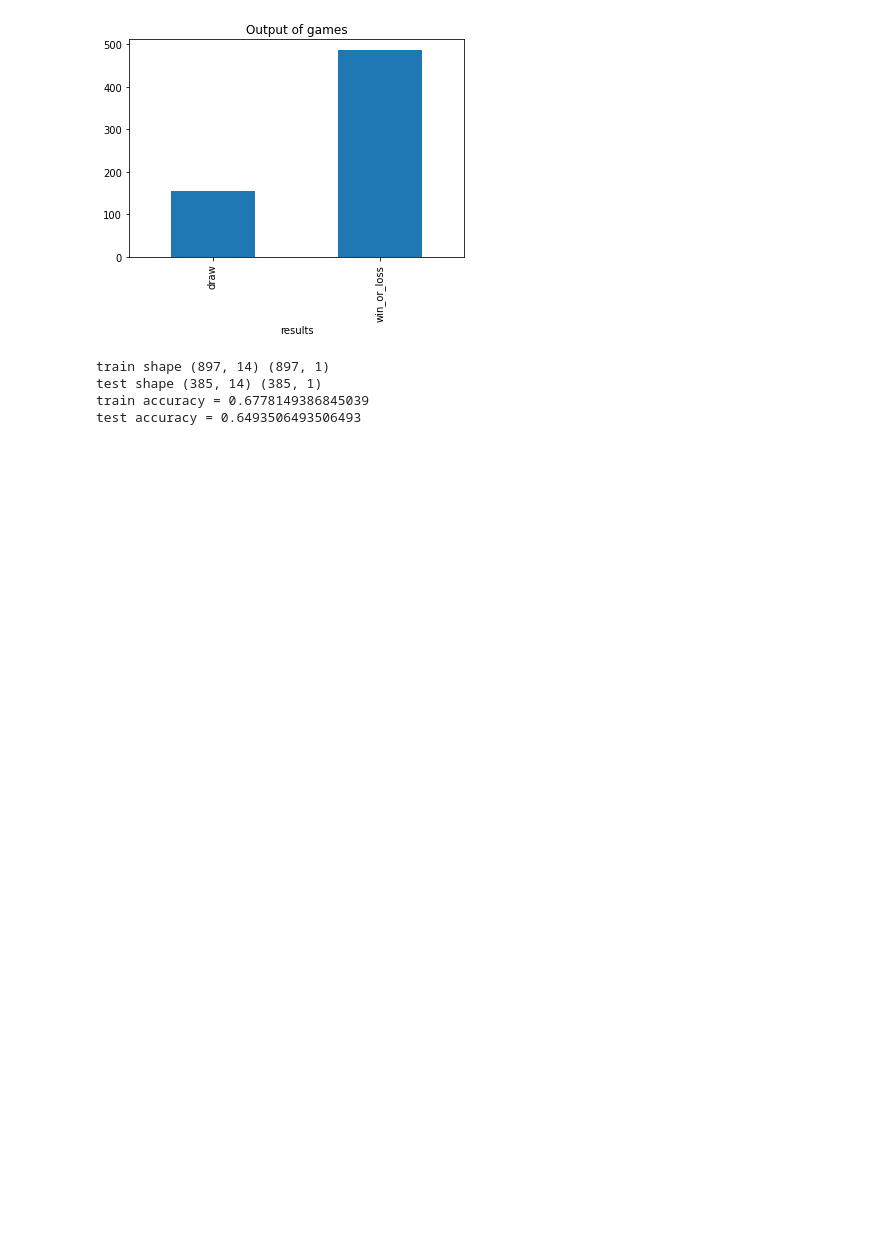
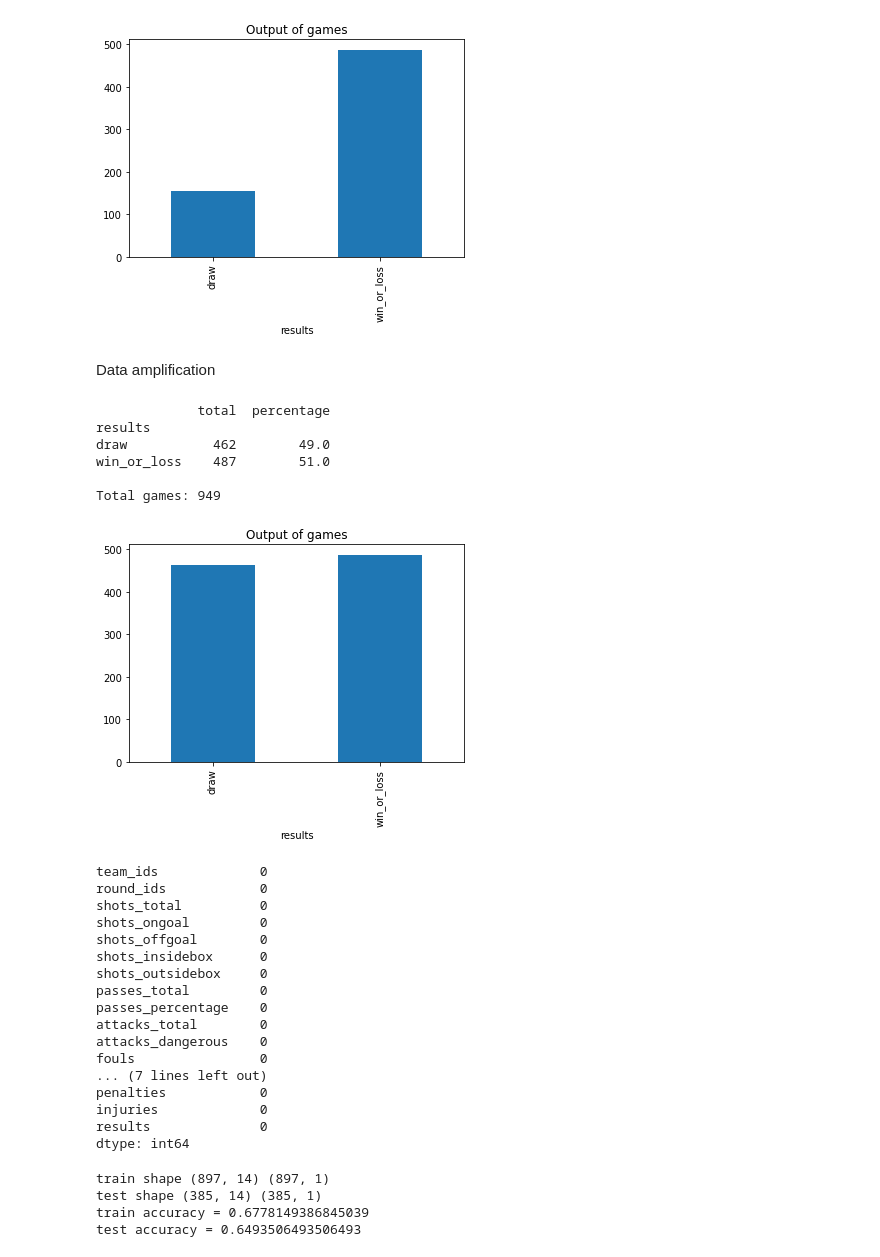
Before and after one commit to PLsergent/football_match_prediction, a Jupyter notebook: data_train_models/logictic_regression_football_predict.ipynb, the cells around one changed output. Cells and saved outputs as stored; diff of their text form; code cells hidden in the pictures; blank space fills up the shorter version.

```diff
--- a/data_train_models/logictic_regression_football_predict.ipynb
+++ b/data_train_models/logictic_regression_football_predict.ipynb
@@ -341,9 +341,3 @@ df_games_stats_ext
 | 1280 | 2650 | 194388 | 1 | -1.0 | 2.0 | 7.0 | -3.0 | ... |
 | 1281 | 390 | 194388 | -1 | 1.0 | -2.0 | -7.0 | 3.0 | ... |
 1282 rows × 22 columns
-# %%
-for col in predictors: # Loop through all columns in predictors
-    if df_games_stats_ext[col].dtype == 'object':  # check if column's type is object (text)
-        df_games_stats_ext[col] = pd.Categorical(df_games_stats_ext[col]).codes  # convert text to numerical
-
-df_games_stats.info()
@@ -375,6 +351,41 @@ win_or_loss    487        76.0
 
 Total games: 641
 [figure]
+# %% [markdown]
+Data amplification
+# %%
+df_ampl = df_games_stats_ext
+draw_games = df_games_stats_ext["results"] == 0
+df_inter = df_games_stats_ext[draw_games]
+
+df_ampl = df_ampl.append([df_inter]*2, ignore_index=True)
+
+game_output_results(df_in=df_ampl)
+# %% [output]
+             total  percentage
+results
+draw           462        49.0
+win_or_loss    487        51.0
+
+Total games: 949
+[figure, added]
+team_ids             0
+round_ids            0
+shots_total          0
+shots_ongoal         0
+shots_offgoal        0
+shots_insidebox      0
+shots_outsidebox     0
+passes_total         0
+passes_percentage    0
+attacks_total        0
+attacks_dangerous    0
+fouls                0
+... (7 lines left out)
+penalties            0
+injuries             0
+results              0
+dtype: int64
 # %%
 y = pd.DataFrame(data=df_games_stats_ext["results"])
 x = pd.DataFrame(data=df_games_stats_ext[predictors])
```
Also changed, not shown: parts of 1 cell of this notebook, 1 other file.
